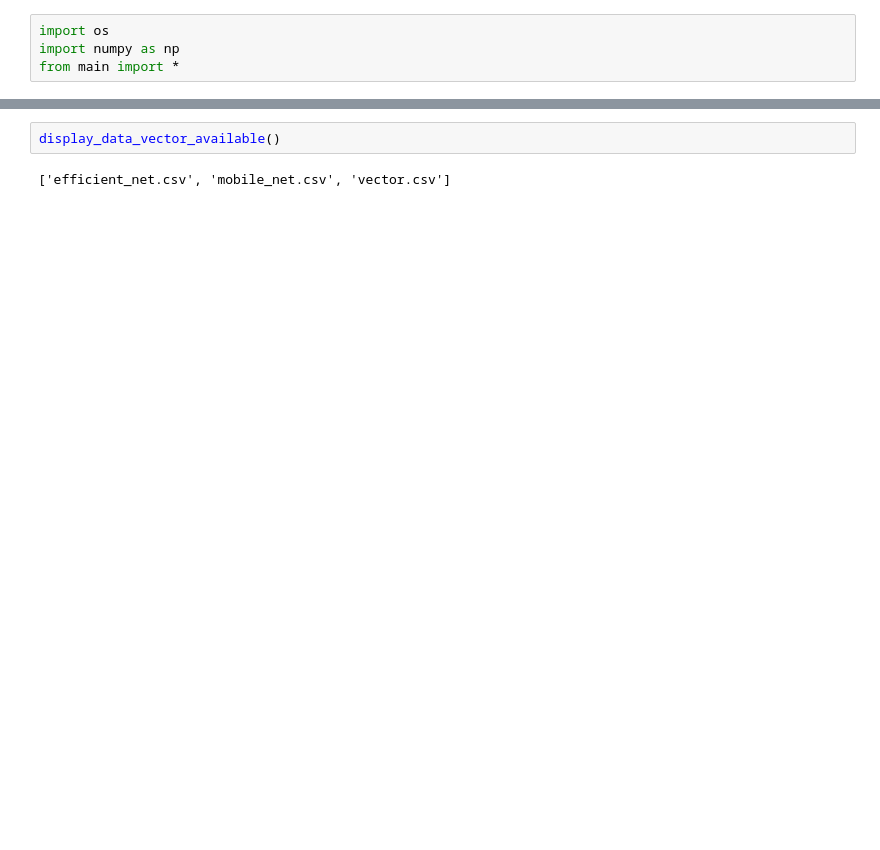
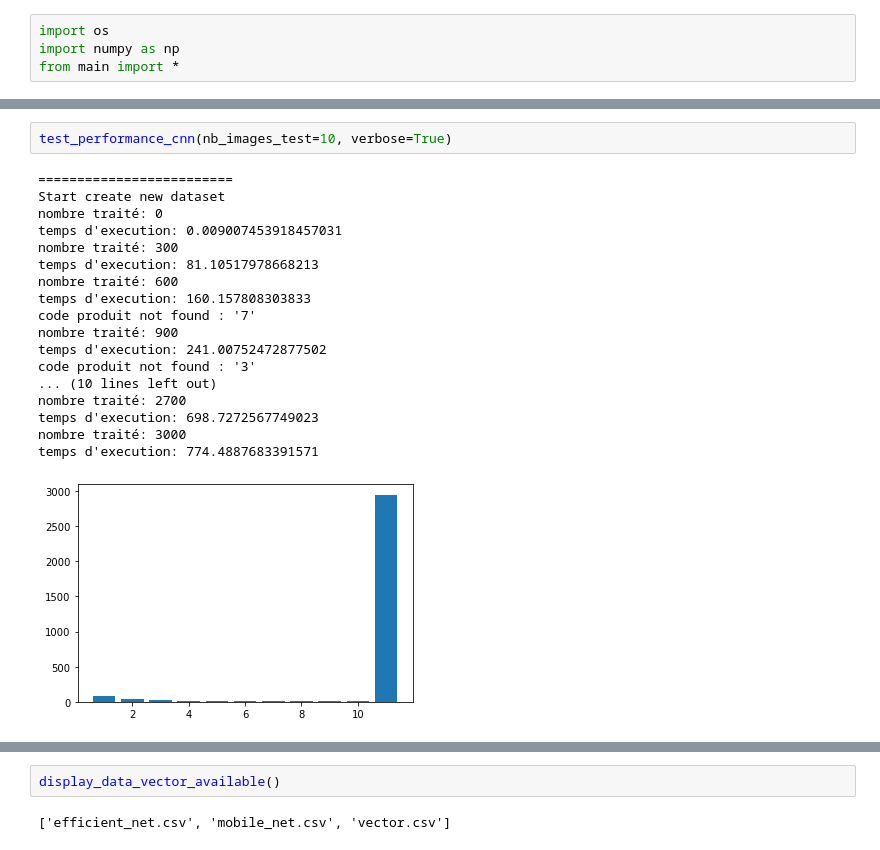
Before and after one commit to HubHetic/Open-Food-Fact, a Jupyter notebook: code/test.ipynb, the cells around one changed output, grey strips where cells are left out. Cells and saved outputs as stored; diff of their text form; blank space fills up the shorter version.

```diff
--- a/code/test.ipynb
+++ b/code/test.ipynb
@@ -35,0 +44,21 @@ temps d'execution: 278.2169544696808
+# %%
+test_performance_cnn(nb_images_test=10, verbose=True)
+# %% [output]
+=========================
+Start create new dataset
+nombre traité: 0
+temps d'execution: 0.009007453918457031
+nombre traité: 300
+temps d'execution: 81.10517978668213
+nombre traité: 600
+temps d'execution: 160.157808303833
+code produit not found : '7'
+nombre traité: 900
+temps d'execution: 241.00752472877502
+code produit not found : '3'
+... (10 lines left out)
+nombre traité: 2700
+temps d'execution: 698.7272567749023
+nombre traité: 3000
+temps d'execution: 774.4887683391571
+[figure, added]
```
Also changed, not shown: parts of 14 cells of this notebook, 3 other files.
